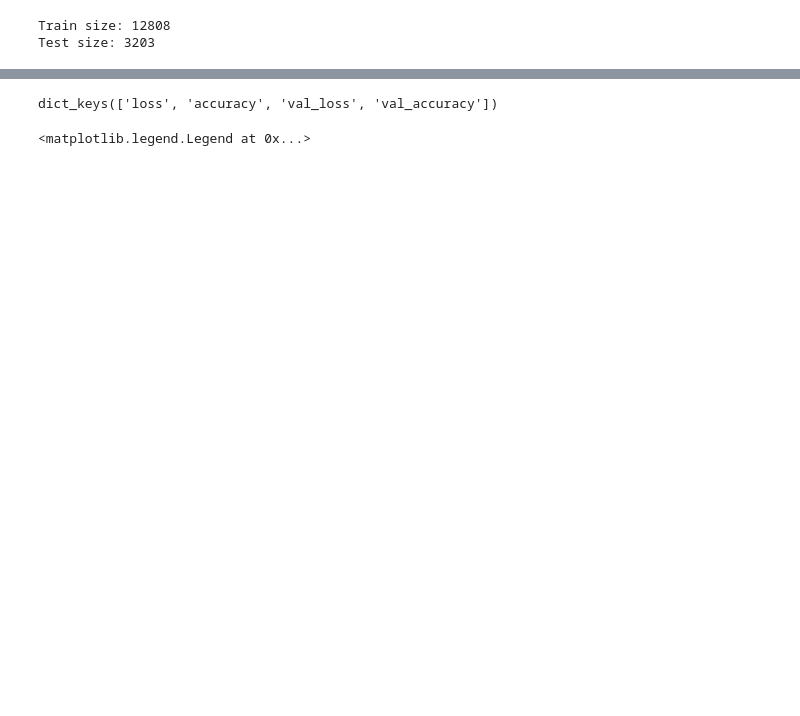
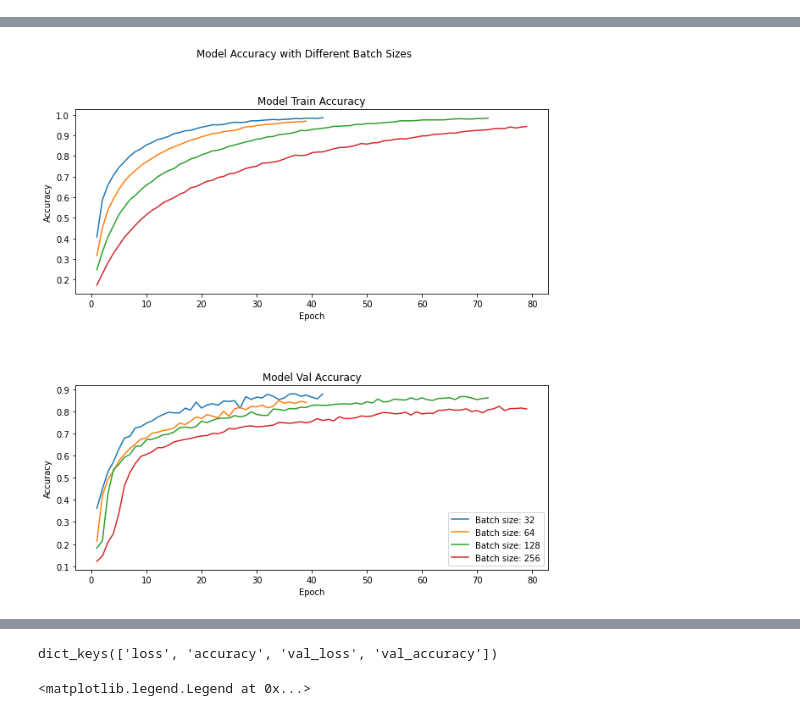
Before and after one commit to ivychung/plant-ML, a Jupyter notebook: AlexNet_10_classes.ipynb, the cells around one changed output, grey strips where cells are left out. Saved outputs shown, nothing was run; the diff lists cells and outputs as text; code cells hidden in the pictures; blank space fills up the shorter version.

```diff
--- a/AlexNet_10_classes.ipynb
+++ b/AlexNet_10_classes.ipynb
@@ -197,8 +233 @@ def convert_to_categorical(y_train, y_test, oneHot = True, makeArray = False):
-# %%
-# Now we need to split the data into a training and a validating dataset
-x_train, x_test, y_train, y_test = train_test_split(x, y,
-    test_size=0.2, shuffle = True, random_state = 8)
-
-# convert the label formatting
-y_train, y_test = convert_to_categorical(y_train, y_test, False, True)
 # %%
@@ -229,17 +264,7 @@ test_ds=tf.data.Dataset.from_tensor_slices((x_test,y_test))
 # %%
-image_size = 256
 # function to preprocess image
 def process_image(image,label):
     image=tf.image.per_image_standardization(image)
-    image=tf.image.resize(image,(image_size,image_size))
+    image=tf.image.resize(image,(64,64))
 
     return image,label
-# %%
-# input pipeline
-train_ds_size=tf.data.experimental.cardinality(train_ds).numpy()
-test_ds_size=tf.data.experimental.cardinality(test_ds).numpy()
-print('Train size:',train_ds_size)
-print('Test size:',test_ds_size)
-# %% [output]
-Train size: 12808
-Test size: 3203
@@ -245,0 +296,55 @@ Test size: 3203
+# %%
+batch_size = [32, 64, 128, 256]
+history = [None] * len(batch_size)
+
+# Run optimal amount of epochs for different batch sizes
+fig, (ax1, ax2) = plt.subplots(nrows=2, ncols=1,figsize=(10,10))
+
+fig.subplots_adjust(hspace=0.5) # make a little extra space between the subplots
+fig.suptitle('Model Accuracy with Different Batch Sizes')
+
+ax1.set_title('Model Train Accuracy')
+ax1.set(xlabel="Epoch", ylabel="Accuracy")
+
+ax2.set_title('Model Val Accuracy')
+ax2.set(xlabel="Epoch", ylabel="Accuracy")
+
+for i in range(len(batch_size)):
+  AlexNet_model = create_model()
+  AlexNet_model.compile(
+    loss='sparse_categorical_crossentropy',
+    optimizer=tf.optimizers.SGD(learning_rate=0.001),
+    metrics=['accuracy']
+    )
+
+  print("Batch Size:", batch_size[i])
+  print("--")
+
+  train_ds_sized=(train_ds
+          .map(process_image)
+          .shuffle(buffer_size=test_ds_size)
+          .batch(batch_size=batch_size[i],drop_remainder=True)
+         )
+  test_ds_sized=(test_ds
+        .map(process_image)
+        .shuffle(buffer_size=test_ds_size)
+        .batch(batch_size=batch_size[i],drop_remainder=True)
+        )
+
+  history[i] = AlexNet_model.fit(
+    train_ds_sized,
+    epochs = 100,
+    validation_data = test_ds_sized,
+    validation_freq = 1,
+    callbacks =[earlystopping]
+  )
+  print("----------------------------------------------------------------")
+  epoch_count = len(history[i].history['loss'])
+  ax1.plot(np.linspace(1, epoch_count, epoch_count), history[i].history['accuracy'], label='Batch size: ' + str(batch_size[i]))
+  ax2.plot(np.linspace(1, epoch_count, epoch_count), history[i].history['val_accuracy'], label='Batch size: ' + str(batch_size[i]))
+  print('Test accuracy Score = ',np.max(history[i].history['val_accuracy']))
+  print("----------------------------------------------------------------")
+  plt.legend()
+
+plt.show()
+# %% [output]
@@ -245,0 +368 @@ Test size: 3203
+[figure, added]
```
Also changed, not shown: parts of 32 cells of this notebook.
